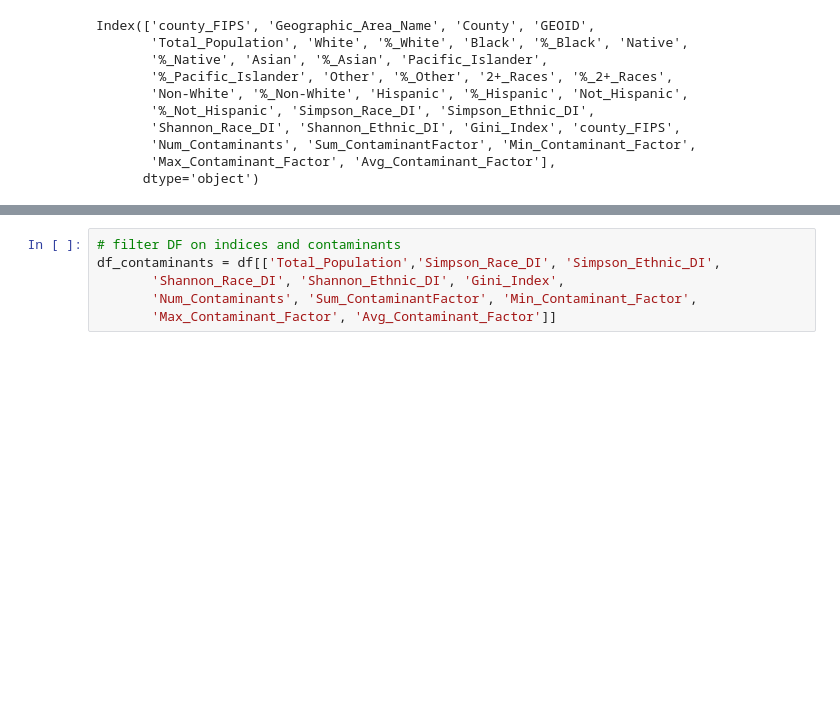
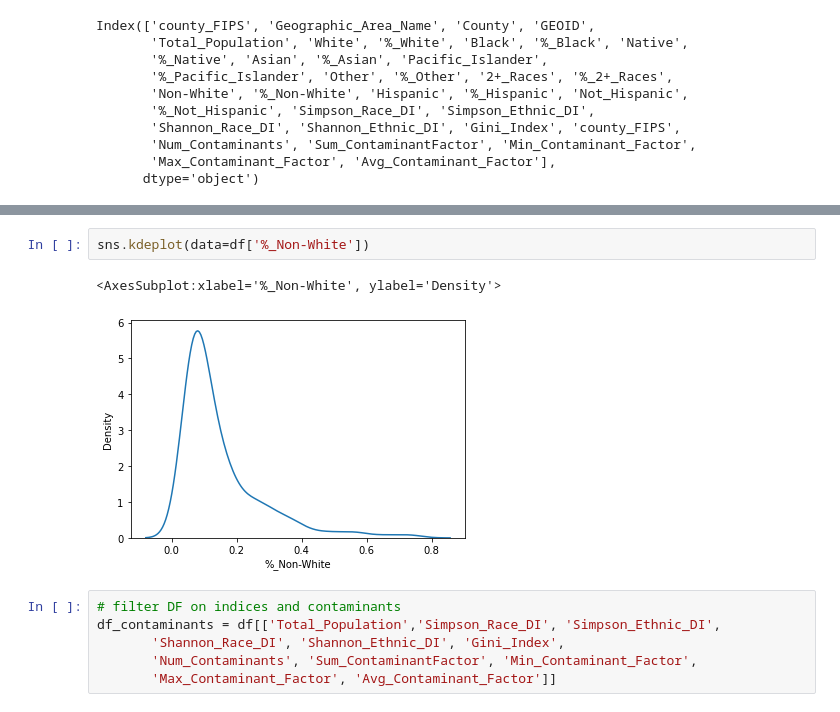
Before and after one commit to jonathantree/Water_Quality_Analysis, a Jupyter notebook: Census_Data_Cleaning/Demographic_Data_EDA.ipynb, the cells around one changed output, grey strips where cells are left out. Cells and saved outputs as stored; diff of their text form; blank space fills up the shorter version.

```diff
--- a/Census_Data_Cleaning/Demographic_Data_EDA.ipynb
+++ b/Census_Data_Cleaning/Demographic_Data_EDA.ipynb
@@ -149,3 +178,8 @@ Index(['county_FIPS', 'Geographic_Area_Name', 'County', 'GEOID',
+# %%
+sns.kdeplot(data=df['%_Non-White'])
+# %% [output]
+<AxesSubplot:xlabel='%_Non-White', ylabel='Density'>
+[figure, added]
 # %%
 # filter DF on indices and contaminants
 df_contaminants = df[['Total_Population','Simpson_Race_DI', 'Simpson_Ethnic_DI',
```
Also changed, not shown: parts of 4 cells of this notebook, 5 other files.
